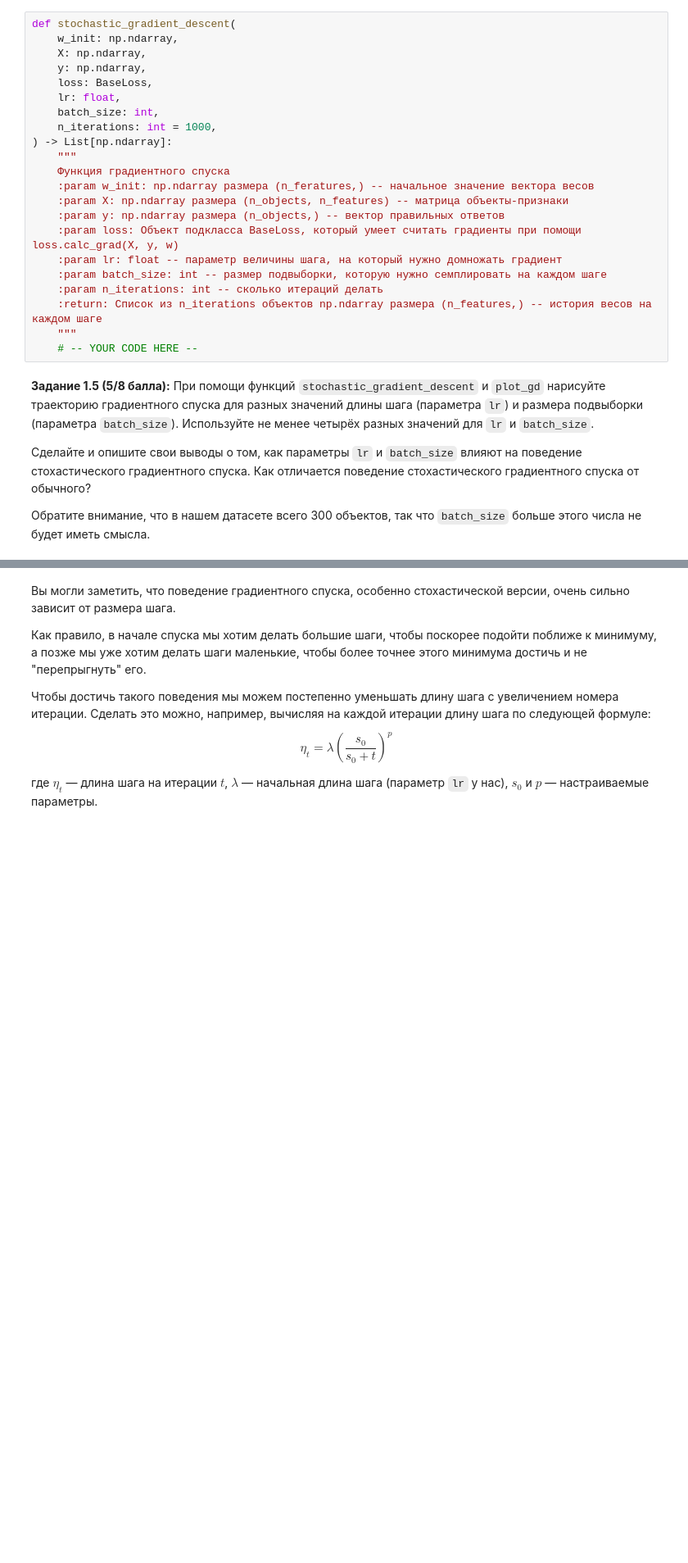
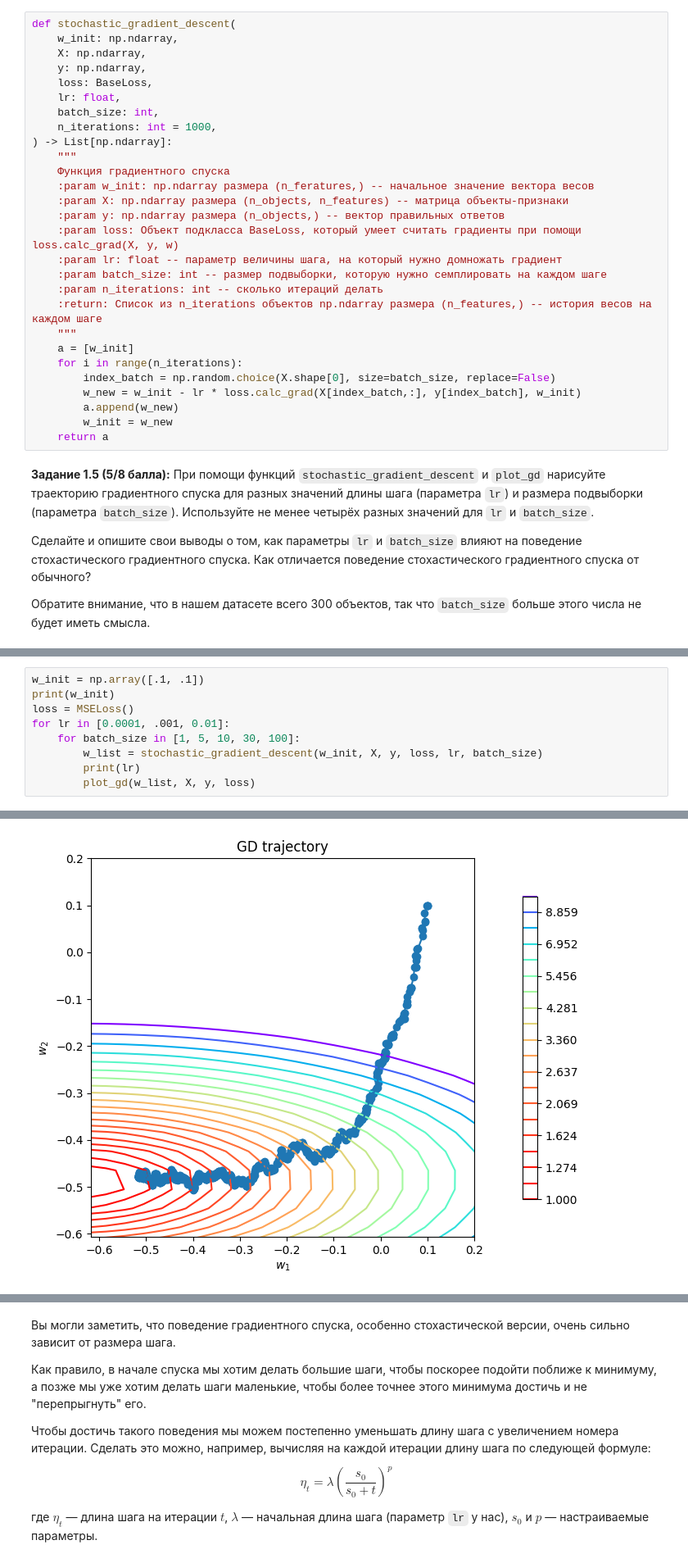
Before and after one commit to ArsenySal/ML-1-data-mining-minor-, a Jupyter notebook: hw/hw05_gd.ipynb, the cells around one changed output, grey strips where cells are left out. Shown at 82% size. Cells and saved outputs as stored; diff of their text form; blank space fills up the shorter version.

```diff
--- a/hw/hw05_gd.ipynb
+++ b/hw/hw05_gd.ipynb
@@ -286,7 +321,13 @@ def stochastic_gradient_descent(
     :param n_iterations: int -- сколько итераций делать
     :return: Список из n_iterations объектов np.ndarray размера (n_features,) -- история весов на каждом шаге
     """
-    # -- YOUR CODE HERE --
+    a = [w_init]
+    for i in range(n_iterations):
+        index_batch = np.random.choice(X.shape[0], size=batch_size, replace=False)
+        w_new = w_init - lr * loss.calc_grad(X[index_batch,:], y[index_batch], w_init)
+        a.append(w_new)
+        w_init = w_new
+    return a
 # %% [markdown]
 **Задание 1.5 (5/8 балла):** При помощи функций `stochastic_gradient_descent` и  `plot_gd` нарисуйте траекторию градиентного спуска для разных значений длины шага (параметра `lr`) и размера подвыборки (параметра `batch_size`). Используйте не менее четырёх разных значений для `lr` и `batch_size`.
 
@@ -297,0 +337,10 @@ def stochastic_gradient_descent(
+# %%
+w_init = np.array([.1, .1])
+print(w_init)
+loss = MSELoss()
+for lr in [0.0001, .001, 0.01]:
+    for batch_size in [1, 5, 10, 30, 100]:
+        w_list = stochastic_gradient_descent(w_init, X, y, loss, lr, batch_size)
+        print(lr)
+        plot_gd(w_list, X, y, loss)
+# %% [output]
@@ -297,0 +349 @@ def stochastic_gradient_descent(
+[figure, added]
```
Also changed, not shown: parts of 41 cells of this notebook.
